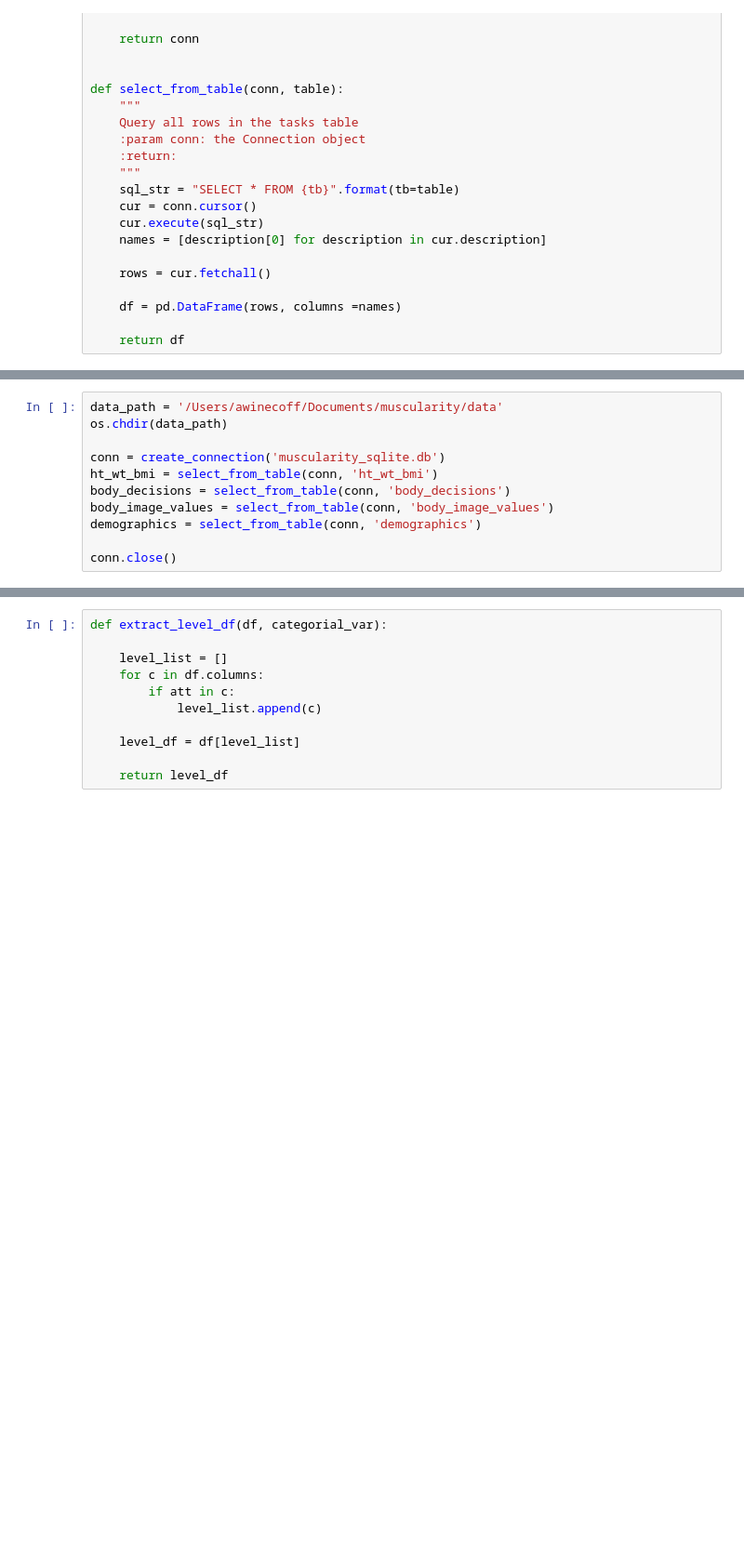
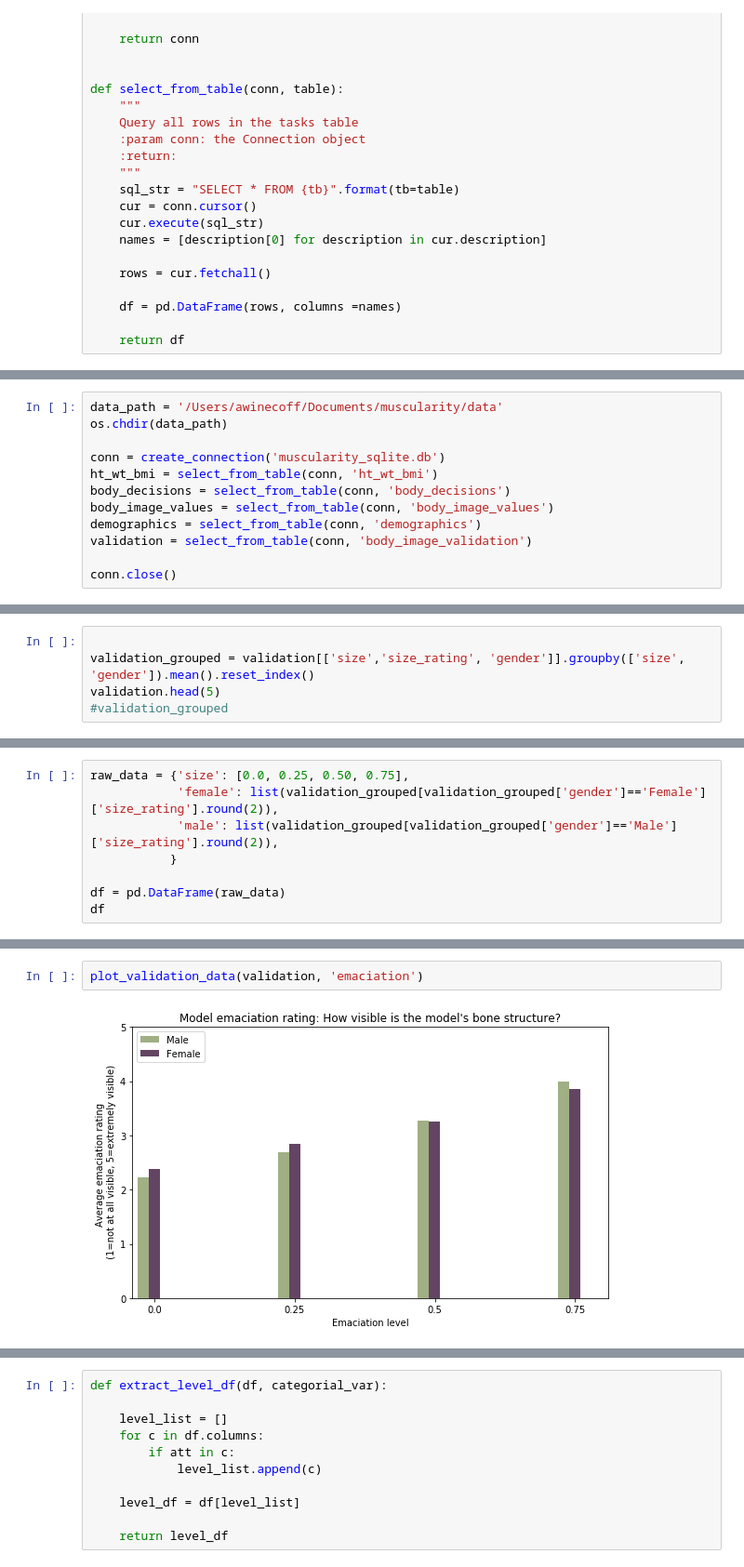
Before and after one commit to amywinecoff/sport-body-project, a Jupyter notebook: analysis.ipynb, the cells around one changed output, grey strips where cells are left out. Shown at 93% size. Drawn from its saved outputs; the diff is of its cells as text; blank space fills up the shorter version.

Commit message:
added validation plotting

```diff
--- a/analysis.ipynb
+++ b/analysis.ipynb
@@ -56,5 +49,6 @@ ht_wt_bmi = select_from_table(conn, 'ht_wt_bmi')
 body_decisions = select_from_table(conn, 'body_decisions')
 body_image_values = select_from_table(conn, 'body_image_values')
 demographics = select_from_table(conn, 'demographics')
+validation = select_from_table(conn, 'body_image_validation')
 
 conn.close()
@@ -67,0 +55,5 @@ Index(['subj', 'sport', 'gender', 'orientation', 'age', 'education', 'race',
+# %%
+
+validation_grouped = validation[['size','size_rating', 'gender']].groupby(['size', 'gender']).mean().reset_index()
+validation.head(5)
+#validation_grouped
@@ -67,0 +69,8 @@ Index(['subj', 'sport', 'gender', 'orientation', 'age', 'education', 'race',
+# %%
+raw_data = {'size': [0.0, 0.25, 0.50, 0.75],
+            'female': list(validation_grouped[validation_grouped['gender']=='Female']['size_rating'].round(2)),
+            'male': list(validation_grouped[validation_grouped['gender']=='Male']['size_rating'].round(2)),
+           }
+
+df = pd.DataFrame(raw_data)
+df
@@ -68,3 +237,7 @@ Index(['subj', 'sport', 'gender', 'orientation', 'age', 'education', 'race',
+# %%
+plot_validation_data(validation, 'emaciation')
+# %% [output]
+[figure, added]
 # %%
 demographics = demographics[['subj', 'sport', 'gender', 'age', 'education', 'race', 'frequency', 'duration', 'percent women']]
 demographics_plus = pd.merge(demographics, ht_wt_bmi, on='subj', how='left').dropna()
```
Also changed, not shown: parts of 19 cells of this notebook, 3 other files.
